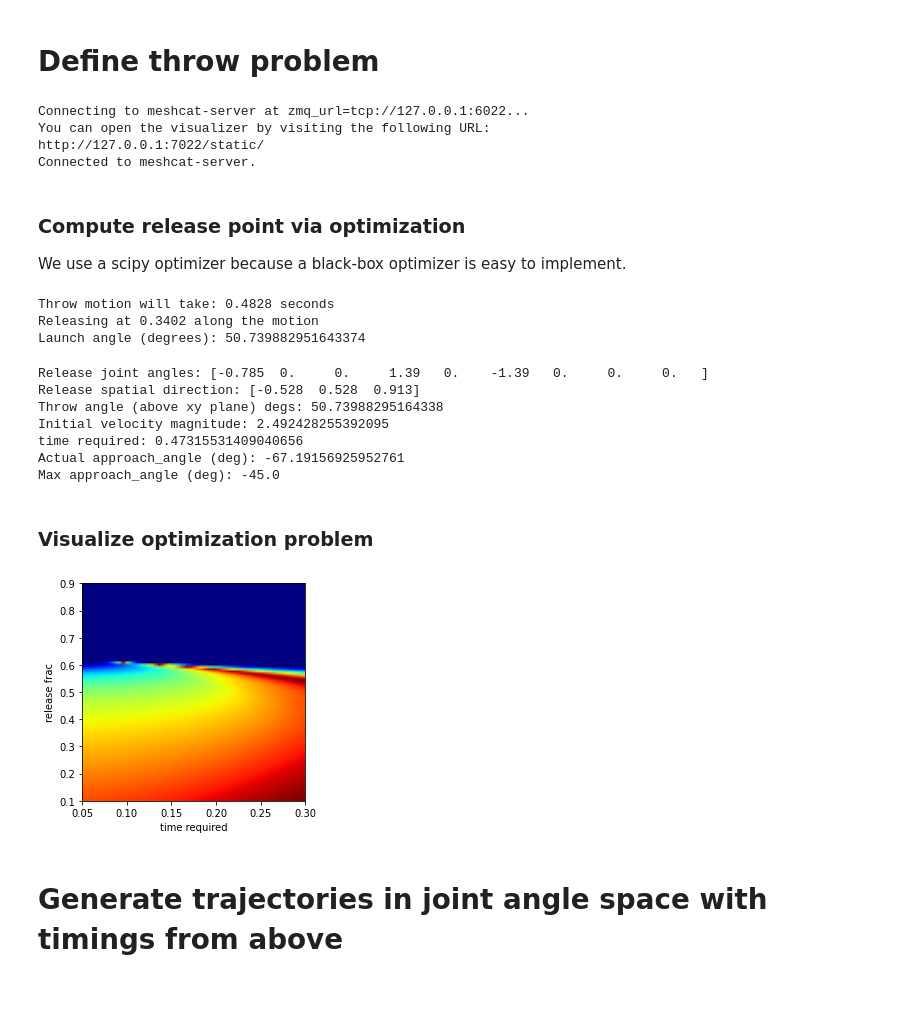
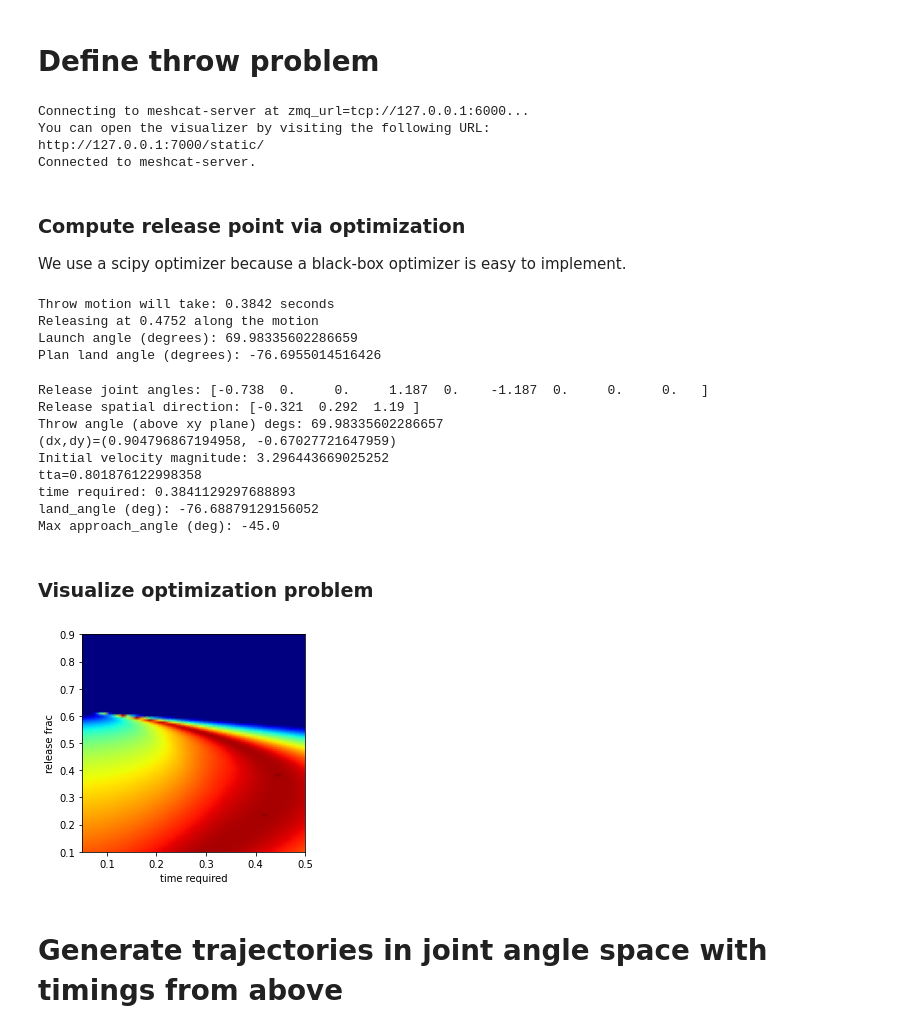
Before and after one commit to dxyang/manipulation, a Jupyter notebook: iiwa_toss_jointangles_v2.ipynb, the cells around one changed output. Cells and saved outputs as stored; diff of their text form; code cells hidden in the pictures; blank space fills up the shorter version.

```diff
--- a/iiwa_toss_jointangles_v2.ipynb
+++ b/iiwa_toss_jointangles_v2.ipynb
@@ -60,7 +60,7 @@ GLOBAL_PLANT, GLOBAL_CONTEXT = get_basic_manip_station()
 # Define throw problem
 # %%
 # Get initial pose of the gripper by using default context of manip station.
-P_WORLD_TARGET = np.array([-1, 1, 0])
+P_WORLD_TARGET = np.array([-1.1, 1, 0])
 MAX_APPROACH_ANGLE = -45 / 180.0 * np.pi
 OBJECT_TO_TOSS = "ball" # "foam", ball", "rod"
 
@@ -110,15 +110,15 @@ T_world_target = RigidTransform(
 )
 visualize_transform(meshcat, "target", T_world_target)
 # %% [output]
-Connecting to meshcat-server at zmq_url=tcp://127.0.0.1:6022...
+Connecting to meshcat-server at zmq_url=tcp://127.0.0.1:6000...
 You can open the visualizer by visiting the following URL:
-http://127.0.0.1:7022/static/
+http://127.0.0.1:7000/static/
 Connected to meshcat-server.
 # %% [markdown]
 ### Compute release point via optimization
 We use a scipy optimizer because a black-box optimizer is easy to implement.
 # %%
-def throw_objective(inp, g=9.81, alpha=1, return_launch_angle=False):
+def throw_objective(inp, g=9.81, alpha=1, return_angle=None):
     throw_motion_time, release_frac = inp
 
     release_ja = PRETHROW_JA + release_frac * (THROWEND_JA - PRETHROW_JA)
@@ -154,14 +154,19 @@ def throw_objective(inp, g=9.81, alpha=1, return_launch_angle=False):
     phi_hat = np.arctan((vy - g * tta) / vx)
 
     objective = (
-        (p_release[2] + y_hat - P_WORLD_TARGET[2]) ** 2
+        (y_hat - y) ** 2
       + np.maximum(phi_hat - MAX_APPROACH_ANGLE, 0) ** 2
       #+ (phi_hat - MAX_APPROACH_ANGLE) ** 2
-      - throw_motion_time ** 2 # move a slow as possible for accuracy
     )
+    if objective < 1e-6:
+        # if we hit target at correct angle
+        # then try to move as slow as possible
+        objective -= throw_motion_time ** 2
 
-    if return_launch_angle:
+    if return_angle == "launch":
         return np.arctan2(vy, vx)
+    elif return_angle == "land":
+        return phi_hat
     else:
         return objective
 
@@ -186,10 +191,12 @@ throw_motion_time, release_frac = res.x
 assert throw_motion_time > 0
 assert 0 < release_frac < 1
 
-launch_angle = throw_objective(res.x, return_launch_angle=True)
+launch_angle = throw_objective(res.x, return_angle="launch")
+plan_land_angle = throw_objective(res.x, return_angle="land")
 print(f"Throw motion will take: {throw_motion_time:.4f} seconds")
 print(f"Releasing at {release_frac:.4f} along the motion")
 print(f"Launch angle (degrees): {launch_angle / np.pi * 180.0}")
+print(f"Plan land angle (degrees): {plan_land_angle / np.pi * 180.0}")
 
 release_ja = PRETHROW_JA + release_frac * (THROWEND_JA - PRETHROW_JA)
 T_world_releasePose = jointangles_to_pose(
@@ -208,9 +215,10 @@ t_goToWaypoint = 2.0
 t_goToPrethrow = 4.0 # must be greater than 1.0 for a 1 second hold to stabilize
 t_goToThrowEnd = throw_motion_time
 # %% [output]
-Throw motion will take: 0.4828 seconds
-Releasing at 0.3402 along the motion
-Launch angle (degrees): 50.739882951643374
+Throw motion will take: 0.3842 seconds
+Releasing at 0.4752 along the motion
+Launch angle (degrees): 69.98335602286659
+Plan land angle (degrees): -76.6955014516426
 # %%
 def check_calc():
     print(f"Release joint angles: {release_ja}")
@@ -239,50 +247,55 @@ def check_calc():
     )
     delta_x = np.linalg.norm(P_WORLD_TARGET[:2] - p_release[:2]) # dist on xy plane
     delta_y = P_WORLD_TARGET[2] - p_release[2] # height difference
+    print(f"(dx,dy)={delta_x, delta_y}")
+
     mag_v0_reqd = get_launch_speed_required(theta=angle_above_plane_rads, x=delta_x, y=delta_y)
     mag_v0_reqd = mag_v0_reqd
     print(f"Initial velocity magnitude: {mag_v0_reqd}")
+    print(f"tta={delta_x / (mag_v0_reqd * np.cos(angle_above_plane_rads))}")
 
     # calculate required time for throw motion
     time_reqd = np.linalg.norm(release_spatial_dir) / mag_v0_reqd
     print(f"time required: {time_reqd}")
 
-    approach_angle = np.arctan(2 * delta_y / delta_x - np.tan(angle_above_plane_rads))
-    print(f"Actual approach_angle (deg): {approach_angle * 180.0 / np.pi}")
+    land_angle = np.arctan(2 * delta_y / delta_x - np.tan(angle_above_plane_rads))
+    print(f"land_angle (deg): {land_angle * 180.0 / np.pi}")
     print(f"Max approach_angle (deg): {MAX_APPROACH_ANGLE * 180.0 / np.pi}")
 
 check_calc()
 # %% [output]
-Release joint angles: [-0.785  0.     0.     1.39   0.    -1.39   0.     0.     0.   ]
-Release spatial direction: [-0.528  0.528  0.913]
-Throw angle (above xy plane) degs: 50.73988295164338
-Initial velocity magnitude: 2.492428255392095
-time required: 0.47315531409040656
-Actual approach_angle (deg): -67.19156925952761
+Release joint angles: [-0.738  0.     0.     1.187  0.    -1.187  0.     0.     0.   ]
+Release spatial direction: [-0.321  0.292  1.19 ]
+Throw angle (above xy plane) degs: 69.98335602286657
+(dx,dy)=(0.904796867194958, -0.67027721647959)
+Initial velocity magnitude: 3.296443669025252
+tta=0.801876122998358
+time required: 0.3841129297688893
+land_angle (deg): -76.68879129156052
 Max approach_angle (deg): -45.0
 # %% [markdown]
 ### Visualize optimization problem
 # %%
 plt.figure(figsize=(4, 4))
 
-X, Y = np.meshgrid(np.linspace(0.05, 0.3, 50), np.linspace(0.1, 0.9, 100))
+X, Y = np.meshgrid(np.linspace(0.05, 0.5, 50), np.linspace(0.1, 0.9, 100))
 Z = np.zeros_like(X).flatten()
 for idx, (x, y) in enumerate(zip(X.flatten(), Y.flatten())):
     Z[idx] = 1 - min(np.log(1 + throw_objective([x, y])), 6)
 Z = Z.reshape(X.shape)
 
 plt.pcolormesh(X,Y,Z, shading='gouraud', cmap='jet')
 plt.xlabel("time required")
 plt.ylabel("release frac")
 plt.show();
 
 #ax = plt.axes(projection="3d")
 #ax.view_init(elev=20., azim=-45)
 #ax.plot_surface(X, Y, Z, cmap="jet");
 #ax.set_xlabel("time required");
 #ax.set_ylabel("release frac");
 # %% [output]
-[figure, old version]
+[figure, new version]
 # %% [markdown]
 # Generate trajectories in joint angle space with timings from above
 # %% [markdown]
```
Also changed, not shown: parts of 10 cells of this notebook, 3 other files.
